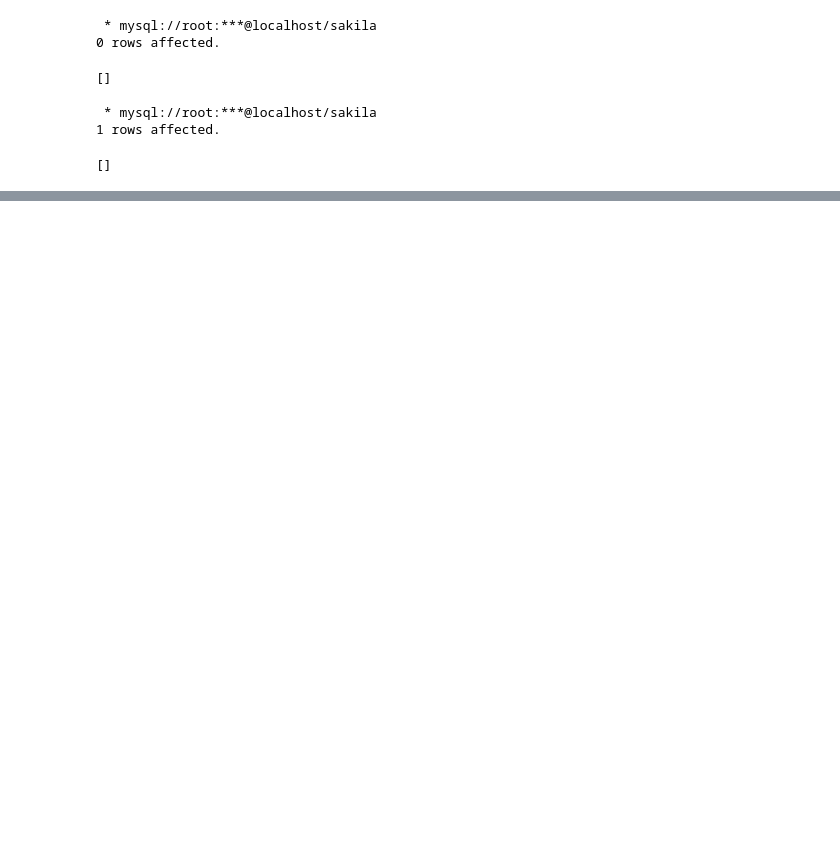
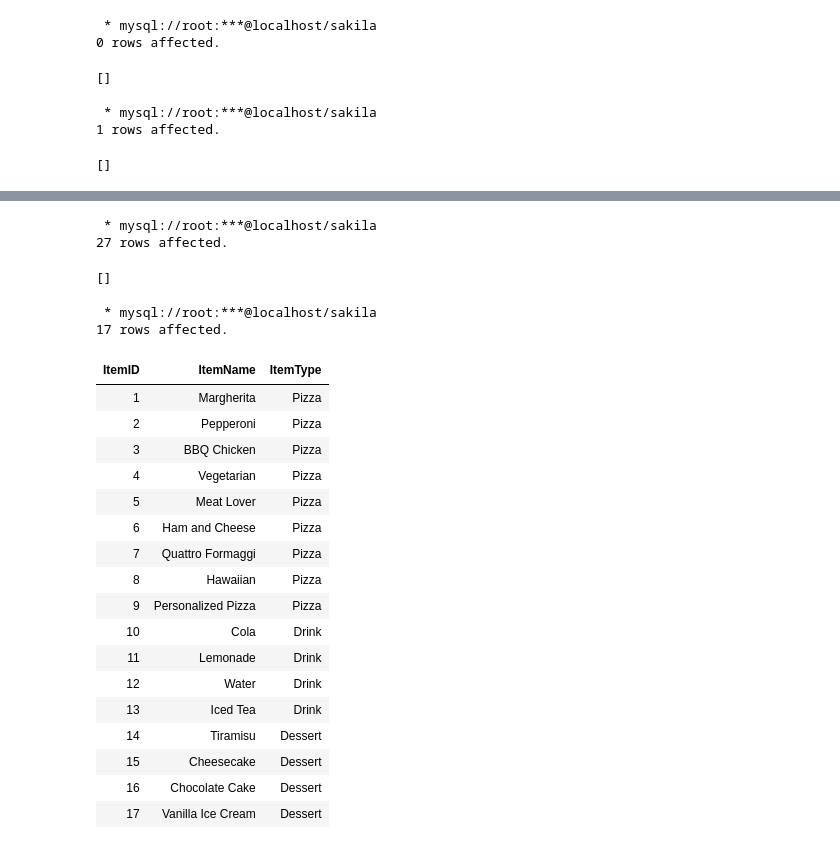
Before and after one commit to LiliBodnar/Pizza_project, a Jupyter notebook: PizzaDatabase.ipynb, the cells around one changed output, grey strips where cells are left out. Cells and saved outputs as stored; diff of their text form; code cells hidden in the pictures; blank space fills up the shorter version.

```diff
--- a/PizzaDatabase.ipynb
+++ b/PizzaDatabase.ipynb
@@ -361,0 +432,61 @@ WHERE TABLE_SCHEMA = 'pizzaproject'
+# %%
+%%sql
+
+INSERT INTO IngredientType (IngredientID, RestrictionTypeID)
+VALUES
+    (1, 5),   -- Dough (Vegetarian)
+    (2, 5),   -- Calzone base (Vegetarian)
+    (3, 16),  -- Tomato Sauce (Vegan, Vegetarian, Gluten-Free, Lactose-Free)
+    (4, 6),   -- Mozzarella (Vegetarian, Lactose-Free)
+    (5, 16),  -- Vegan cheese (Vegan, Vegetarian, Gluten-Free, Lactose-Free)
+    (6, 1),   -- Pepperoni (No restrictions)
+    (7, 16),  -- BBQ Sauce (Vegan, Vegetarian, Gluten-Free, Lactose-Free)
+    (8, 1),   -- Grilled Chicken (No restrictions)
+    (9, 16),  -- Bell Peppers (Vegan, Vegetarian, Gluten-Free, Lactose-Free)
+    (10, 16), -- Mushrooms (Vegan, Vegetarian, Gluten-Free, Lactose-Free)
+    (11, 16), -- Onions (Vegan, Vegetarian, Gluten-Free, Lactose-Free)
+    (12, 1),  -- Bacon (No restrictions)
+    (13, 1),  -- Ham (No restrictions)
+    (14, 1),  -- Hot Sausage (No restrictions)
+    (15, 5),  -- Blue Cheese (Vegetarian)
+    (16, 5),  -- Robiola Cheese (Vegetarian)
+    (17, 5),  -- Gruyère Cheese (Vegetarian)
+    (18, 5),  -- Pecorino Cheese (Vegetarian)
+    (19, 16), -- Pineapple (Vegan, Vegetarian, Gluten-Free, Lactose-Free)
+    (20, 16), -- Cola (Vegan, Vegetarian, Gluten-Free, Lactose-Free)
+    (21, 16), -- Lemonade (Vegan, Vegetarian, Gluten-Free, Lactose-Free)
+    (22, 16), -- Water (Vegan, Vegetarian, Gluten-Free, Lactose-Free)
+    (23, 16), -- Iced Tea (Vegan, Vegetarian, Gluten-Free, Lactose-Free)
+    (24, 7),  -- Tiramisu (Vegetarian, Gluten-Free)
+    (25, 7),  -- Cheesecake (Vegetarian, Gluten-Free)
+    (26, 7),  -- Chocolate Cake (Vegetarian, Gluten-Free)
+    (27, 7);  -- Vanilla Ice Cream (Vegetarian, Gluten-Free)
+# %% [output]
+ * mysql://root:***@localhost/sakila
+27 rows affected.
+[]
+# %%
+%%sql
+
+SELECT * FROM Item
+# %% [output]
+ * mysql://root:***@localhost/sakila
+17 rows affected.
+| ItemID | ItemName | ItemType |
+| 1 | Margherita | Pizza |
+| 2 | Pepperoni | Pizza |
+| 3 | BBQ Chicken | Pizza |
+| 4 | Vegetarian | Pizza |
+| 5 | Meat Lover | Pizza |
+| 6 | Ham and Cheese | Pizza |
+| 7 | Quattro Formaggi | Pizza |
+| 8 | Hawaiian | Pizza |
+| 9 | Personalized Pizza | Pizza |
+| 10 | Cola | Drink |
+| 11 | Lemonade | Drink |
+| 12 | Water | Drink |
+| 13 | Iced Tea | Drink |
+| 14 | Tiramisu | Dessert |
+| 15 | Cheesecake | Dessert |
+| 16 | Chocolate Cake | Dessert |
+| 17 | Vanilla Ice Cream | Dessert |
```
Also changed, not shown: parts of 6 cells of this notebook, 4 other files.
